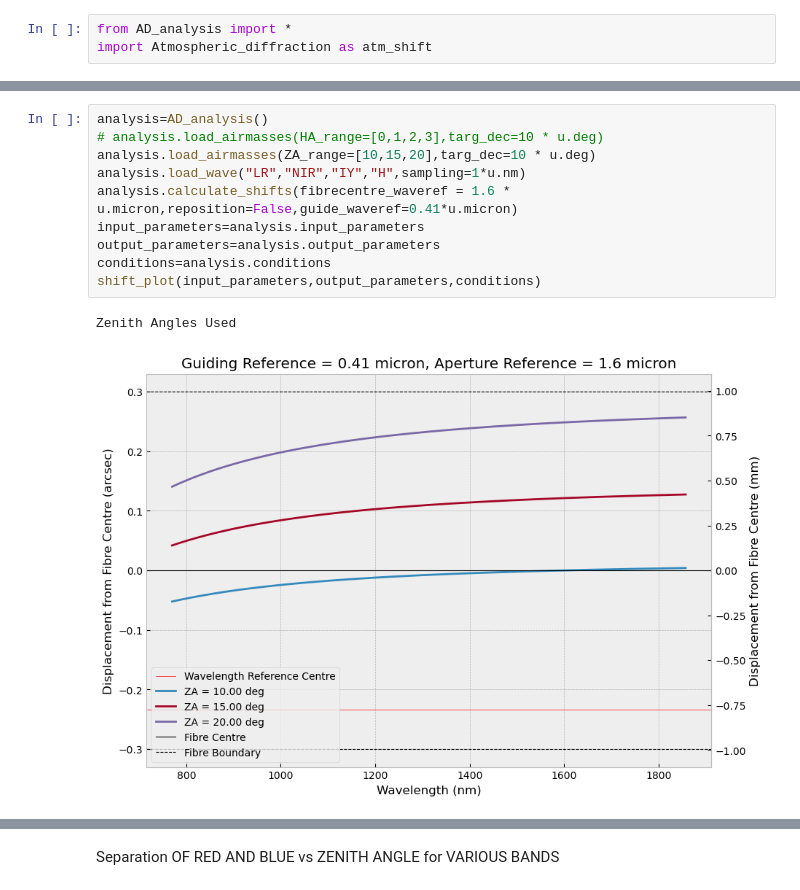
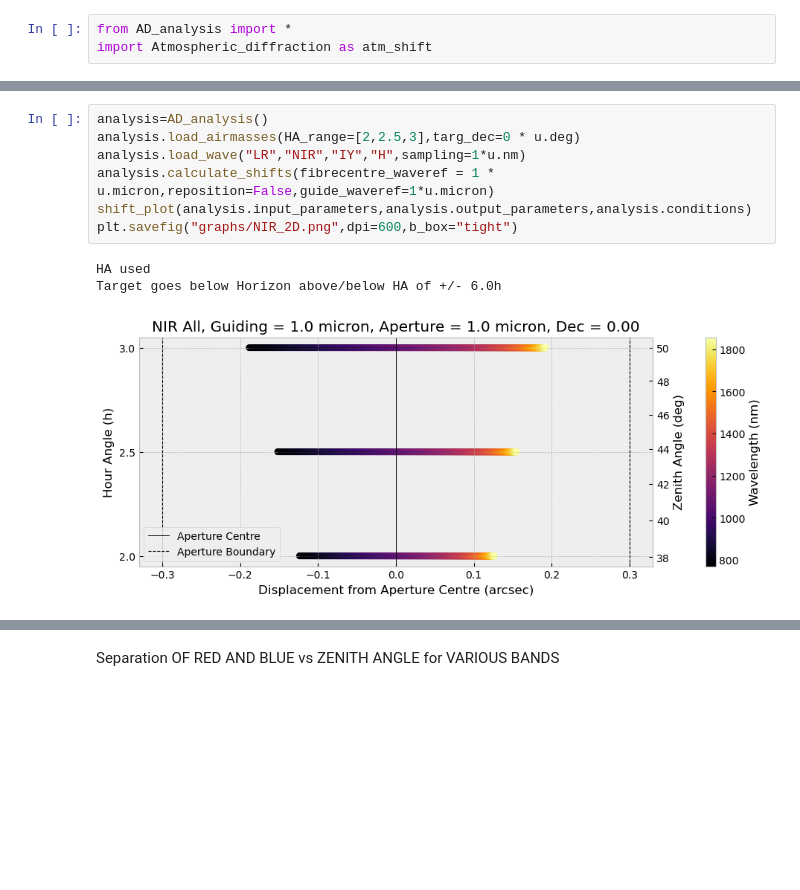
Before and after one commit to JamianStephan/MOSAIC-AD-Analysis, a Jupyter notebook: Main-Version/Snapshot Graphs.ipynb, the cells around one changed output, grey strips where cells are left out. Cells and saved outputs as stored; diff of their text form; blank space fills up the shorter version.

```diff
--- a/Main-Version/Snapshot Graphs.ipynb
+++ b/Main-Version/Snapshot Graphs.ipynb
@@ -164,13 +168,11 @@ def shift_plot(input_parameters,output_parameters,conditions):
 # %%
 analysis=AD_analysis()
-# analysis.load_airmasses(HA_range=[0,1,2,3],targ_dec=10 * u.deg)
-analysis.load_airmasses(ZA_range=[10,15,20],targ_dec=10 * u.deg)
+analysis.load_airmasses(HA_range=[2,2.5,3],targ_dec=0 * u.deg)
 analysis.load_wave("LR","NIR","IY","H",sampling=1*u.nm)
-analysis.calculate_shifts(fibrecentre_waveref = 1.6 * u.micron,reposition=False,guide_waveref=0.41*u.micron)
-input_parameters=analysis.input_parameters
-output_parameters=analysis.output_parameters
-conditions=analysis.conditions
-shift_plot(input_parameters,output_parameters,conditions)
+analysis.calculate_shifts(fibrecentre_waveref = 1 * u.micron,reposition=False,guide_waveref=1*u.micron)
+shift_plot(analysis.input_parameters,analysis.output_parameters,analysis.conditions)
+plt.savefig("graphs/NIR_2D.png",dpi=600,b_box="tight")
 # %% [output]
-Zenith Angles Used
+HA used
+Target goes below Horizon above/below HA of +/- 6.0h
-[figure, old version]
+[figure, new version]
```
Also changed, not shown: parts of 11 cells of this notebook, 5 other files.
